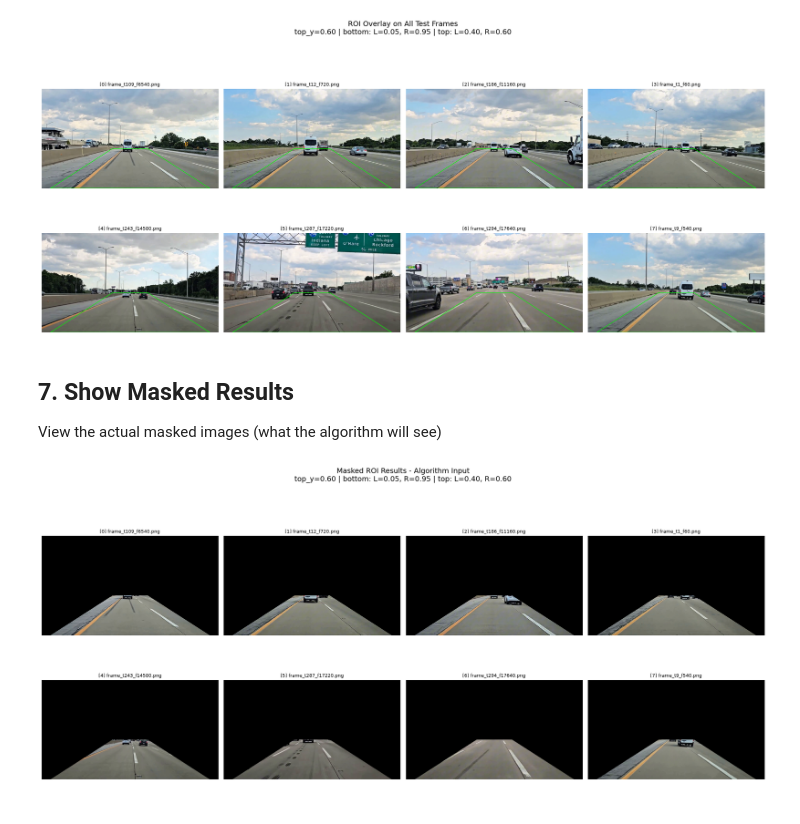
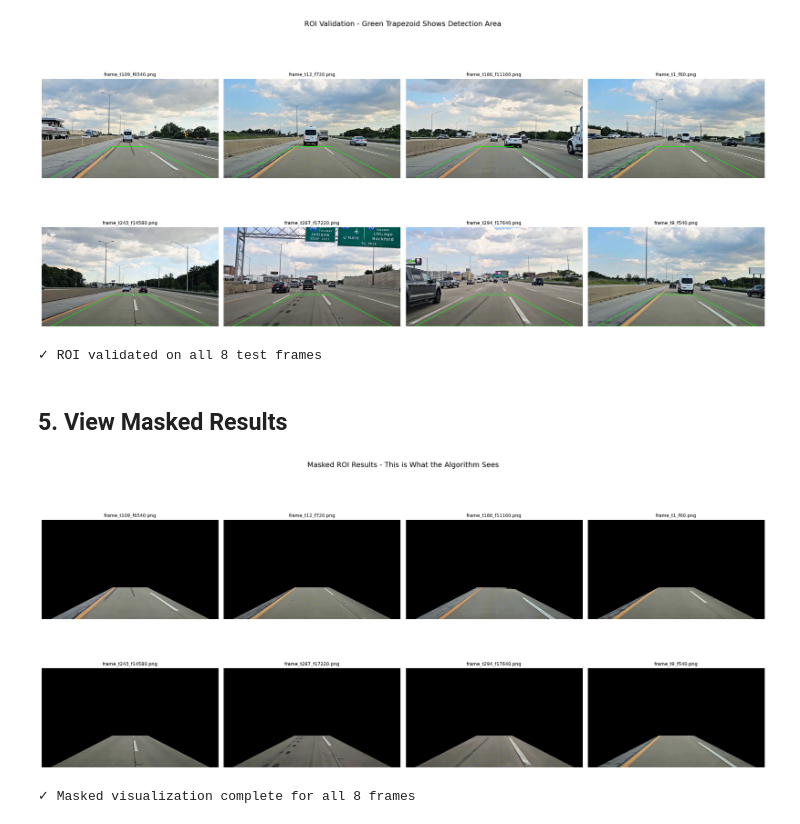
Before and after one commit to Nir-David-Duani/lane-detection, a Jupyter notebook: notebooks/02_roi_exploration.ipynb, the cells around one changed output. Cells and saved outputs as stored; diff of their text form; code cells hidden in the pictures.

```diff
--- a/notebooks/02_roi_exploration.ipynb
+++ b/notebooks/02_roi_exploration.ipynb
@@ -161,73 +85,46 @@ Display all 8 frames with ROI overlays to validate consistency
 # %%
-rows = 2
-cols = 4
-
-# Get current ROI parameters
-import inspect
-sig = inspect.signature(apply_roi_mask)
-defaults = {k: v.default for k, v in sig.parameters.items() if v.default != inspect.Parameter.empty}
-
-fig, axes = plt.subplots(rows, cols, figsize=(20, 10))
+fig, axes = plt.subplots(2, 4, figsize=(20, 10))
 axes = axes.flatten()
 
-for idx, (path, name) in enumerate(zip(ROI_FRAME_PATHS, ROI_FRAME_NAMES)):
-    frame = cv2.imread(path)
+for idx, frame_name in enumerate(test_frames):
+    img = cv2.imread(os.path.join(frames_dir, frame_name))
+    masked, roi_pts = apply_roi_mask(img)
 
-    if frame is None:
-        print(f"Warning: Could not load {name}")
-        continue
-
-    # Apply ROI and draw outline
-    masked, roi_pts = apply_roi_mask(frame)
-    vis = frame.copy()
+    # Draw ROI outline on original frame
+    vis = img.copy()
     cv2.polylines(vis, roi_pts, True, (0, 255, 0), 3)
 
-    # Display
     axes[idx].imshow(cv2.cvtColor(vis, cv2.COLOR_BGR2RGB))
-    axes[idx].set_title(f"[{idx}] {name}", fontsize=9)
+    axes[idx].set_title(frame_name, fontsize=9)
     axes[idx].axis('off')
 
-# Add parameters to title
-param_text = f"top_y={defaults['top_y_ratio']:.2f} | bottom: L={defaults['left_bottom_ratio']:.2f}, R={defaults['right_bottom_ratio']:.2f} | top: L={defaults['top_left_x_ratio']:.2f}, R={defaults['top_right_x_ratio']:.2f}"
-plt.suptitle(f"ROI Overlay on All Test Frames\n{param_text}", fontsize=14, y=0.99)
+plt.suptitle("ROI Validation - Green Trapezoid Shows Detection Area", fontsize=14)
 plt.tight_layout()
 plt.show()
+
+print(f"✓ ROI validated on all {len(test_frames)} test frames")
 # %% [output]
-[figure, old version]
+[figure, new version]
+✓ ROI validated on all 8 test frames
 # %% [markdown]
-## 7. Show Masked Results
-View the actual masked images (what the algorithm will see)
+## 5. View Masked Results
 # %%
-rows = 2
-cols = 4
-
-# Get current ROI parameters
-import inspect
-sig = inspect.signature(apply_roi_mask)
-defaults = {k: v.default for k, v in sig.parameters.items() if v.default != inspect.Parameter.empty}
-
-fig, axes = plt.subplots(rows, cols, figsize=(20, 10))
+fig, axes = plt.subplots(2, 4, figsize=(20, 10))
 axes = axes.flatten()
 
-for idx, (path, name) in enumerate(zip(ROI_FRAME_PATHS, ROI_FRAME_NAMES)):
-    frame = cv2.imread(path)
+for idx, frame_name in enumerate(test_frames):
+    img = cv2.imread(os.path.join(frames_dir, frame_name))
+    masked, roi_pts = apply_roi_mask(img)
 
-    if frame is None:
-        print(f"Warning: Could not load {name}")
-        continue
-
-    # Apply ROI mask
-    masked, roi_pts = apply_roi_mask(frame)
-
-    # Display masked result
     axes[idx].imshow(cv2.cvtColor(masked, cv2.COLOR_BGR2RGB))
-    axes[idx].set_title(f"[{idx}] {name}", fontsize=9)
+    axes[idx].set_title(frame_name, fontsize=9)
     axes[idx].axis('off')
 
-# Add parameters to title
-param_text = f"top_y={defaults['top_y_ratio']:.2f} | bottom: L={defaults['left_bottom_ratio']:.2f}, R={defaults['right_bottom_ratio']:.2f} | top: L={defaults['top_left_x_ratio']:.2f}, R={defaults['top_right_x_ratio']:.2f}"
-plt.suptitle(f"Masked ROI Results - Algorithm Input\n{param_text}", fontsize=14, y=0.99)
+plt.suptitle("Masked ROI Results - This is What the Algorithm Sees", fontsize=14)
 plt.tight_layout()
 plt.show()
+
+print(f"✓ Masked visualization complete for all {len(test_frames)} frames")
 # %% [output]
-[figure, old version]
+[figure, new version]
+✓ Masked visualization complete for all 8 frames
```
Also changed, not shown: parts of 12 cells of this notebook, 5 other files.
